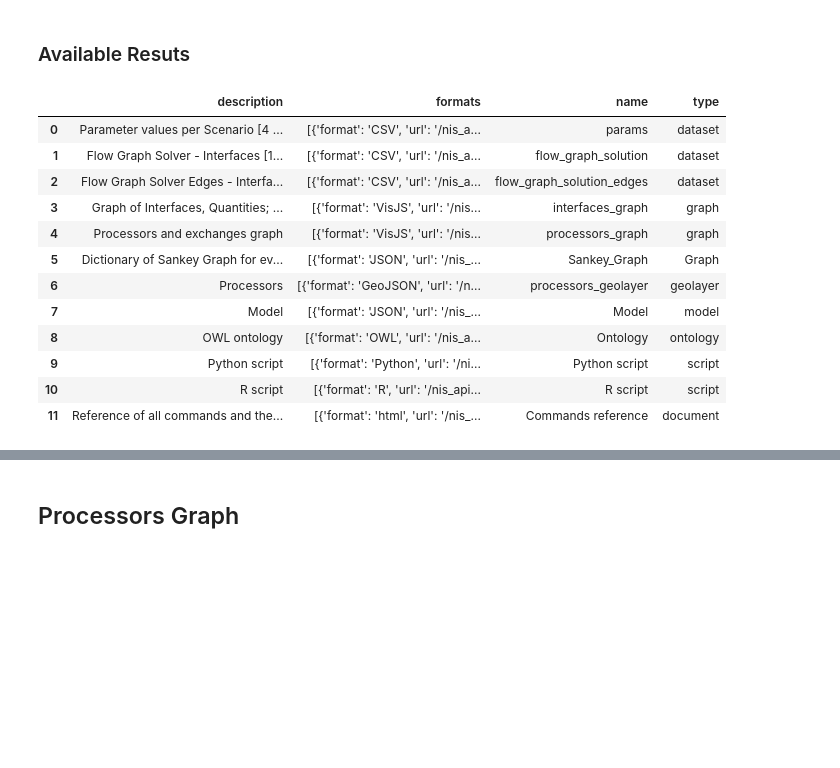
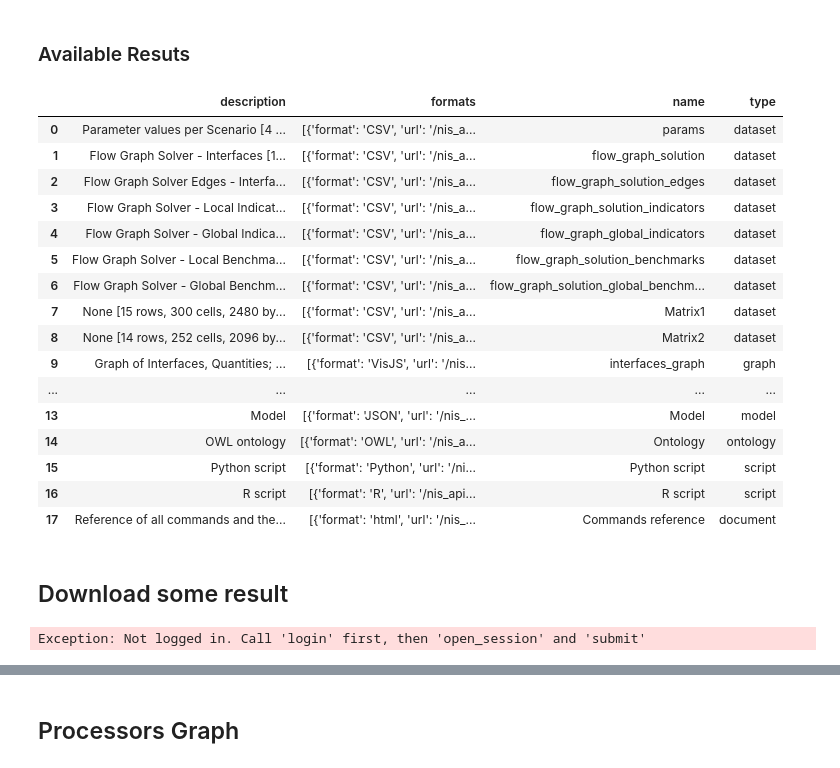
Before and after one commit to MAGIC-nexus/nis-EDA-jupyter, a Jupyter notebook: EDA-Notebook.ipynb, the cells around one changed output, grey strips where cells are left out. Cells and saved outputs as stored; diff of their text form; code cells hidden in the pictures; blank space fills up the shorter version.

Commit message:
Some function defined to download results added some Nis Examples

```diff
--- a/EDA-Notebook.ipynb
+++ b/EDA-Notebook.ipynb
@@ -27,8 +28,9 @@ def write_csv(output_csv,name): #eg flow_graph_solution.csv
     return name
 # %%
 # Input Nis Format File
-fname =  'howTo Clone CloneScale.xlsx'
-#fname = '/home/paula/Documentos/JN/DB_Biofuel_Europa_Diagnostic ModeV6_formatNIS_2016Escenarios.xlsx'
+#fname =  'howTo Clone CloneScale.xlsx'
+fname = 'howTo Indicators.xlsx'
+#fname = 'howTo Examples ScaleChange-Observers-Conflict.xlsx'
 # %%
 !ls
 # %% [output]
@@ -84,18 +86,23 @@ if not any_error:
 # %% [markdown]
 ### Available Resuts
 # %%
-pd.DataFrame(c.query_available_datasets())
+outputs =pd.DataFrame(c.query_available_datasets())
+outputs
 # %% [output]
 |  | description | formats | name | type |
 | 0 | Parameter values per Scenario [4 ... | [{'format': 'CSV', 'url': '/nis_a... | params | dataset |
 | 1 | Flow Graph Solver - Interfaces [1... | [{'format': 'CSV', 'url': '/nis_a... | flow_graph_solution | dataset |
 | 2 | Flow Graph Solver Edges - Interfa... | [{'format': 'CSV', 'url': '/nis_a... | flow_graph_solution_edges | dataset |
-| 3 | Graph of Interfaces, Quantities; ... | [{'format': 'VisJS', 'url': '/nis... | interfaces_graph | graph |
-| 4 | Processors and exchanges graph | [{'format': 'VisJS', 'url': '/nis... | processors_graph | graph |
-| 5 | Dictionary of Sankey Graph for ev... | [{'format': 'JSON', 'url': '/nis_... | Sankey_Graph | Graph |
-| 6 | Processors | [{'format': 'GeoJSON', 'url': '/n... | processors_geolayer | geolayer |
-| 7 | Model | [{'format': 'JSON', 'url': '/nis_... | Model | model |
-| 8 | OWL ontology | [{'format': 'OWL', 'url': '/nis_a... | Ontology | ontology |
-| 9 | Python script | [{'format': 'Python', 'url': '/ni... | Python script | script |
-| 10 | R script | [{'format': 'R', 'url': '/nis_api... | R script | script |
-| 11 | Reference of all commands and the... | [{'format': 'html', 'url': '/nis_... | Commands reference | document |
+| 3 | Flow Graph Solver - Local Indicat... | [{'format': 'CSV', 'url': '/nis_a... | flow_graph_solution_indicators | dataset |
+| 4 | Flow Graph Solver - Global Indica... | [{'format': 'CSV', 'url': '/nis_a... | flow_graph_global_indicators | dataset |
+| 5 | Flow Graph Solver - Local Benchma... | [{'format': 'CSV', 'url': '/nis_a... | flow_graph_solution_benchmarks | dataset |
+| 6 | Flow Graph Solver - Global Benchm... | [{'format': 'CSV', 'url': '/nis_a... | flow_graph_solution_global_benchm... | dataset |
+| 7 | None [15 rows, 300 cells, 2480 by... | [{'format': 'CSV', 'url': '/nis_a... | Matrix1 | dataset |
+| 8 | None [14 rows, 252 cells, 2096 by... | [{'format': 'CSV', 'url': '/nis_a... | Matrix2 | dataset |
+| 9 | Graph of Interfaces, Quantities; ... | [{'format': 'VisJS', 'url': '/nis... | interfaces_graph | graph |
+| ... | ... | ... | ... | ... |
+| 13 | Model | [{'format': 'JSON', 'url': '/nis_... | Model | model |
+| 14 | OWL ontology | [{'format': 'OWL', 'url': '/nis_a... | Ontology | ontology |
+| 15 | Python script | [{'format': 'Python', 'url': '/ni... | Python script | script |
+| 16 | R script | [{'format': 'R', 'url': '/nis_api... | R script | script |
+| 17 | Reference of all commands and the... | [{'format': 'html', 'url': '/nis_... | Commands reference | document |
@@ -103,0 +111,2 @@ pd.DataFrame(c.query_available_datasets())
+# %% [markdown]
+## Download some result
@@ -103,0 +134,6 @@ pd.DataFrame(c.query_available_datasets())
+# %%
+processors_graph = c.download_results([(results["processors_graph"]["visjs"])])
+interfaces_graph = c.download_results([(results["interfaces_graph"]["visjs"])])
+download(c)
+# %% [output]
+Exception: Not logged in. Call 'login' first, then 'open_session' and 'submit'
```
Also changed, not shown: parts of 31 cells of this notebook, 3 other files.
